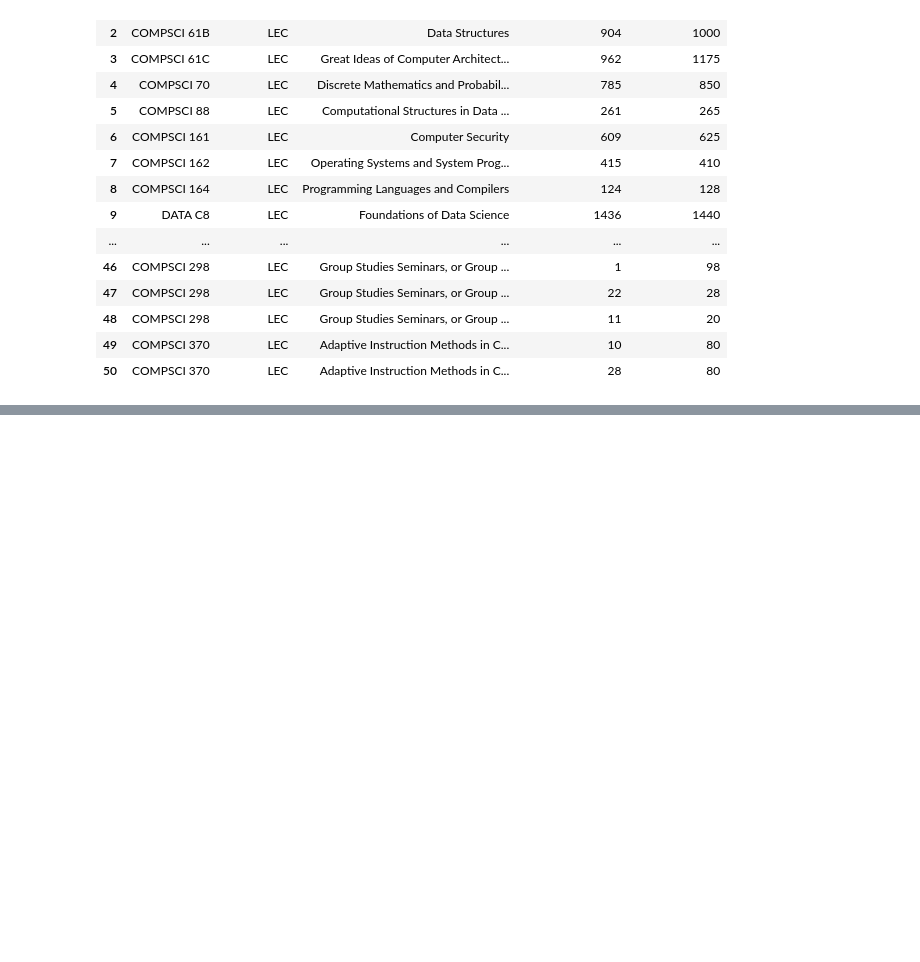
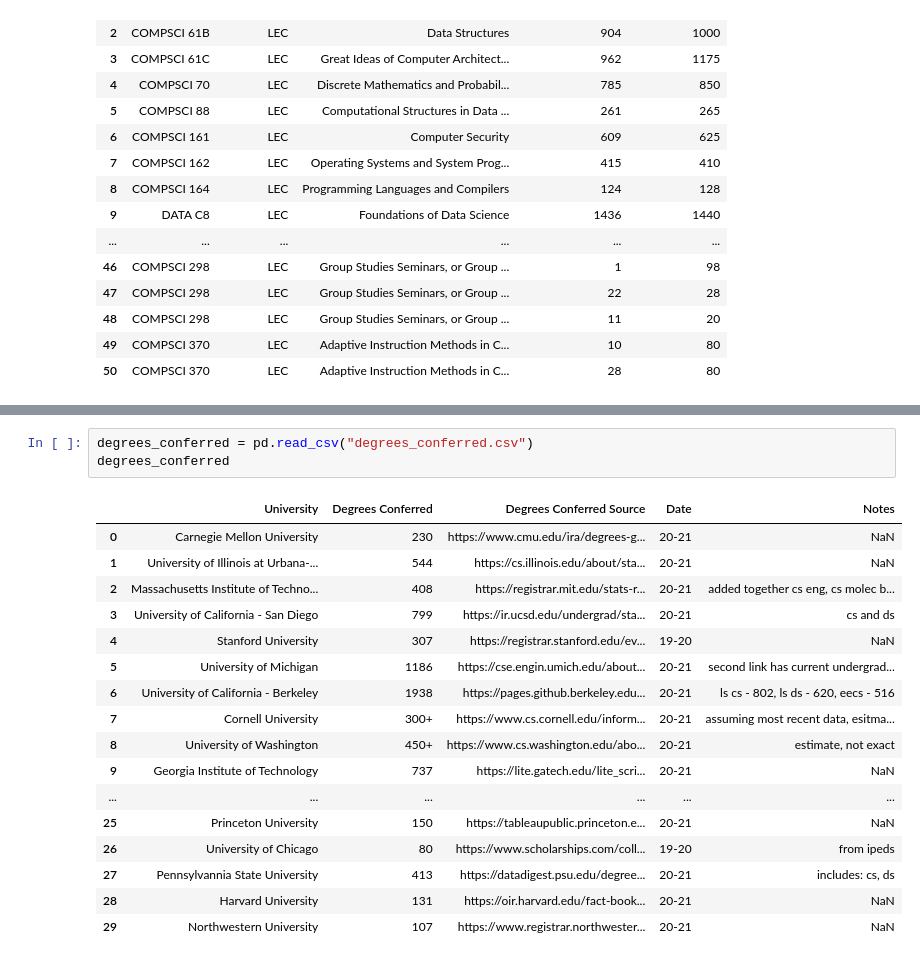
Before and after one commit to benjaminnow/cs_class_sizes, a Jupyter notebook: csdepts/csdepts.ipynb, the cells around one changed output, grey strips where cells are left out. Saved outputs shown, nothing was run; the diff lists cells and outputs as text; blank space fills up the shorter version.

```diff
--- a/csdepts/csdepts.ipynb
+++ b/csdepts/csdepts.ipynb
@@ -746,0 +784,21 @@ berkeley
+# %%
+degrees_conferred = pd.read_csv("degrees_conferred.csv")
+degrees_conferred
+# %% [output]
+|  | University | Degrees Conferred | Degrees Conferred Source | Date | Notes |
+| 0 | Carnegie Mellon University | 230 | https://www.cmu.edu/ira/degrees-g... | 20-21 | NaN |
+| 1 | University of Illinois at Urbana-... | 544 | https://cs.illinois.edu/about/sta... | 20-21 | NaN |
+| 2 | Massachusetts Institute of Techno... | 408 | https://registrar.mit.edu/stats-r... | 20-21 | added together cs eng, cs molec b... |
+| 3 | University of California - San Diego | 799 | https://ir.ucsd.edu/undergrad/sta... | 20-21 | cs and ds |
+| 4 | Stanford University | 307 | https://registrar.stanford.edu/ev... | 19-20 | NaN |
+| 5 | University of Michigan | 1186 | https://cse.engin.umich.edu/about... | 20-21 | second link has current undergrad... |
+| 6 | University of California - Berkeley | 1938 | https://pages.github.berkeley.edu... | 20-21 | ls cs - 802, ls ds - 620, eecs - 516 |
+| 7 | Cornell University | 300+ | https://www.cs.cornell.edu/inform... | 20-21 | assuming most recent data, esitma... |
+| 8 | University of Washington | 450+ | https://www.cs.washington.edu/abo... | 20-21 | estimate, not exact |
+| 9 | Georgia Institute of Technology | 737 | https://lite.gatech.edu/lite_scri... | 20-21 | NaN |
+| ... | ... | ... | ... | ... | ... |
+| 25 | Princeton University | 150 | https://tableaupublic.princeton.e... | 20-21 | NaN |
+| 26 | University of Chicago | 80 | https://www.scholarships.com/coll... | 19-20 | from ipeds |
+| 27 | Pennsylvannia State University | 413 | https://datadigest.psu.edu/degree... | 20-21 | includes: cs, ds |
+| 28 | Harvard University | 131 | https://oir.harvard.edu/fact-book... | 20-21 | NaN |
+| 29 | Northwestern University | 107 | https://www.registrar.northwester... | 20-21 | NaN |
```
Also changed, not shown: parts of 26 cells of this notebook, 2 other files.
